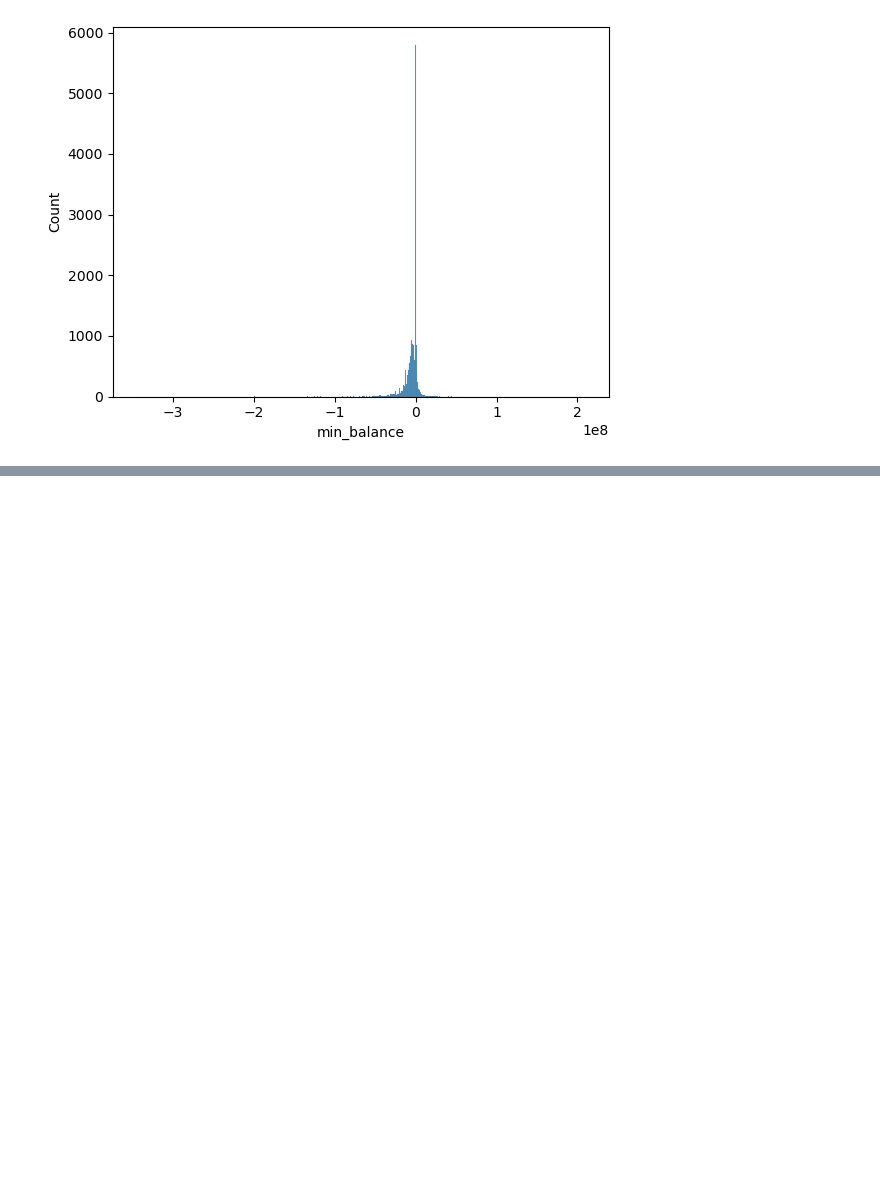
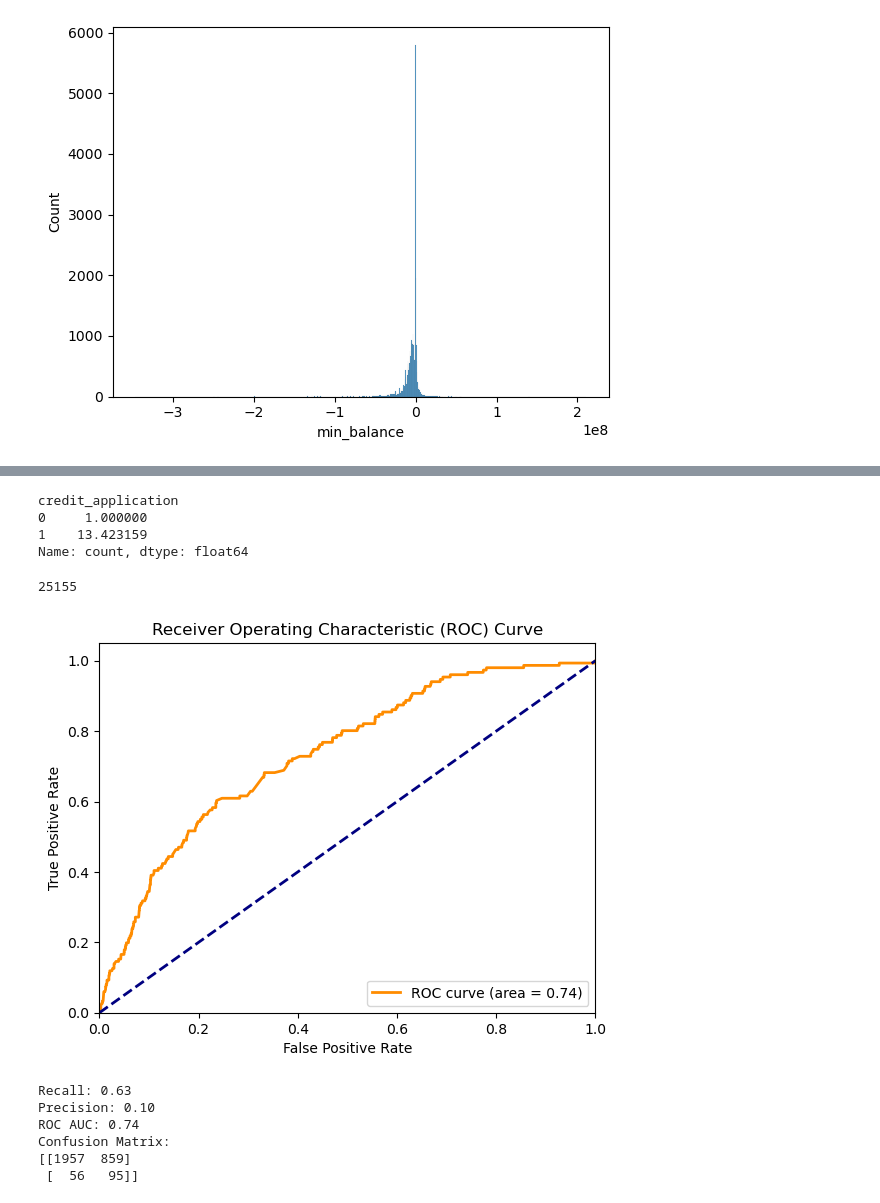
Before and after one commit to Asad-Ismail/Credit-Prediction, a Jupyter notebook: EDA.ipynb, the cells around one changed output, grey strips where cells are left out. Saved outputs shown, nothing was run; the diff lists cells and outputs as text; code cells hidden in the pictures; blank space fills up the shorter version.

Commit message:
updated data preprocessor

```diff
--- a/EDA.ipynb
+++ b/EDA.ipynb
@@ -230,0 +468,7 @@ plt.show()
+# %%
+# Splitting the data into features (X) and target (y) for binary prediction (credit_application)
+X_train = train_df.drop(columns=['credit_application', 'nr_credit_applications','client_nr','yearmonth'])
+y_train = train_df['credit_application']
+# Splitting the data into features (X) and target (y) for binary prediction (credit_application)
+X_test = test_df.drop(columns=['credit_application', 'nr_credit_applications','client_nr','yearmonth'])
+y_test = test_df['credit_application']
@@ -230,0 +516,13 @@ plt.show()
+# %%
+class_weights = y_train.value_counts().max() / y_train.value_counts()
+# %%
+class_weights
+# %% [output]
+credit_application
+0     1.000000
+1    13.423159
+Name: count, dtype: float64
+# %%
+y_train.value_counts().max()
+# %% [output]
+25155
@@ -230,0 +562,35 @@ plt.show()
+# %%
+dtrain = xgb.DMatrix(X_train, label=y_train, weight=y_train.map(class_weights))
+#dtrain = xgb.DMatrix(X_train, label=y_train)
+# %%
+# Set up parameters for xgboost
+params = {
+    'objective': 'binary:logistic',  # Change to 'multi:softmax' if you have more than two classes and set 'num_class'
+    'eval_metric': 'logloss',        # Evaluation metric
+    # Add other parameters as needed
+}
+
+# Train the model
+#num_round = 100  # Number of boosting rounds
+bst = xgb.train(params, dtrain)
+
+# Predict on the test set
+dtest = xgb.DMatrix(X_test)
+y_pred_proba = bst.predict(dtest)
+y_pred = (y_pred_proba >= 0.5).astype(int)  # Convert probabilities to binary output
+# %%
+recall, precision, roc_auc, cm = evaluate_classification(y_test, y_pred, y_pred_proba)
+
+print(f"Recall: {recall:.2f}")
+print(f"Precision: {precision:.2f}")
+print(f"ROC AUC: {roc_auc:.2f}")
+print("Confusion Matrix:")
+print(cm)
+# %% [output]
+[figure, added]
+Recall: 0.63
+Precision: 0.10
+ROC AUC: 0.74
+Confusion Matrix:
+[[1957  859]
+ [  56   95]]
```
Also changed, not shown: parts of 52 cells of this notebook, 1 other file.
